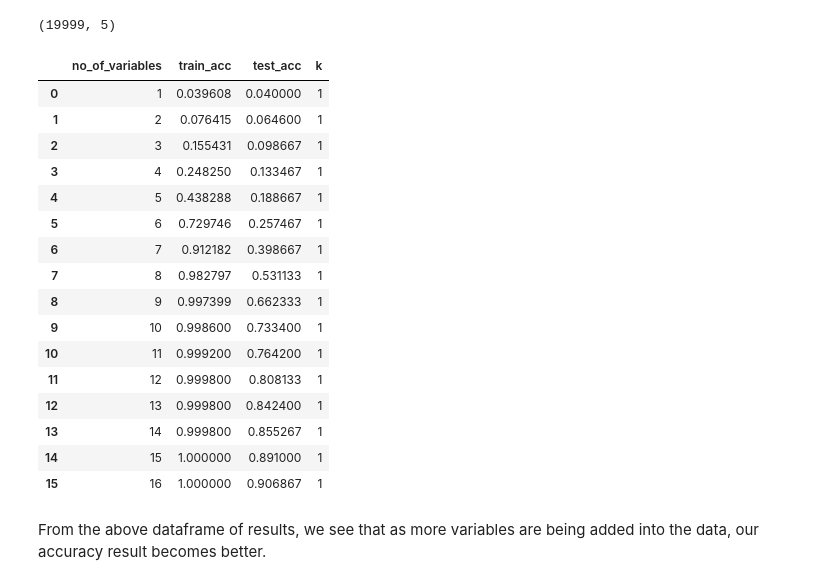
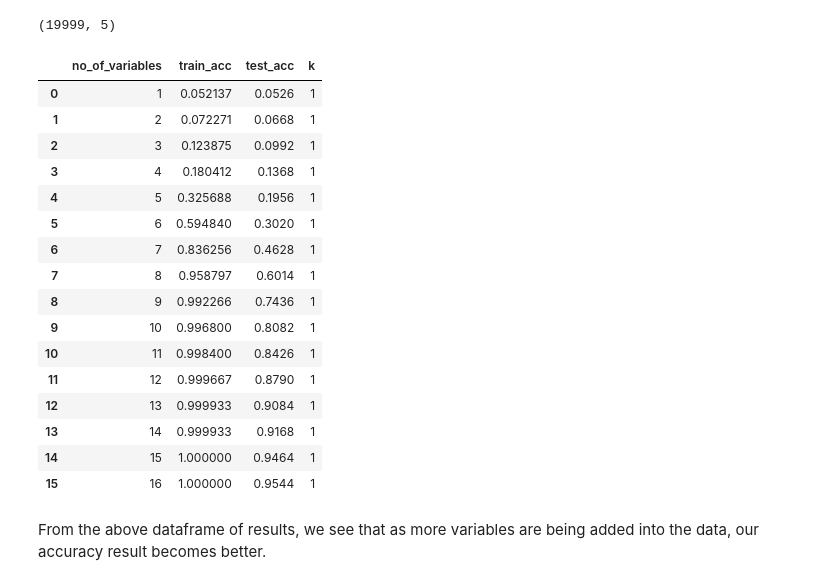
Before and after one commit to olusegunajibola/knn-algo, a Jupyter notebook: kNN_letters.ipynb, the cells around one changed output. Drawn from its saved outputs; the diff is of its cells as text; code cells hidden in the pictures.

```diff
--- a/kNN_letters.ipynb
+++ b/kNN_letters.ipynb
@@ -36,0 +27,4 @@ let.head()
+# %%
+url = 'https://archive.ics.uci.edu/ml/machine-learning-databases/letter-recognition/letter-recognition.data'
+let = pd.read_csv(url)
+let.head()
@@ -99,7 +100,7 @@ X = let_X.copy()
 X = StandardScaler().fit_transform(X)
 # %%
 X_train, X_test, y_train, y_test = train_test_split(
-        X, y, test_size=0.75, random_state=42, stratify = y
+        X, y, test_size=0.25, random_state=42, stratify = y
     )
 # %%
 knnclf = KNeighborsClassifier()
@@ -365,50 +366,50 @@ for i in range(1,17):
 
     X = StandardScaler().fit_transform(X)
 
     X_train, X_test, y_train, y_test = train_test_split(
-        X, y, test_size=0.75, random_state=42, stratify = y
+        X, y, test_size=0.25, random_state=42, stratify = y
     )
 
     # we first use the best k from the earlier model we had
     k = 1
     knn = KNeighborsClassifier(n_neighbors = k)
 
     # Fit the classifier
     knn.fit(X_train, y_train)
 
     # Evaluate the outcome on the train set using R^2
     r2_train = knn.score(X_train, y_train)
 
     # Evaluate the outcome on the test set using R^2
     r2_test = knn.score(X_test, y_test)
 
     # Push the result into the dictionary file
     output['no_of_variables'].append(i)
     output['train_acc'].append(r2_train)
     output['test_acc'].append(r2_test)
     output['k'].append(k)
 
 # Make dictionary of result into a dataframe
 df = pd.DataFrame.from_dict(output)
 df
 # %% [output]
 |  | no_of_variables | train_acc | test_acc | k |
-| 0 | 1 | 0.039608 | 0.040000 | 1 |
-| 1 | 2 | 0.076415 | 0.064600 | 1 |
-| 2 | 3 | 0.155431 | 0.098667 | 1 |
-| 3 | 4 | 0.248250 | 0.133467 | 1 |
-| 4 | 5 | 0.438288 | 0.188667 | 1 |
-| 5 | 6 | 0.729746 | 0.257467 | 1 |
-| 6 | 7 | 0.912182 | 0.398667 | 1 |
-| 7 | 8 | 0.982797 | 0.531133 | 1 |
-| 8 | 9 | 0.997399 | 0.662333 | 1 |
-| 9 | 10 | 0.998600 | 0.733400 | 1 |
-| 10 | 11 | 0.999200 | 0.764200 | 1 |
-| 11 | 12 | 0.999800 | 0.808133 | 1 |
-| 12 | 13 | 0.999800 | 0.842400 | 1 |
-| 13 | 14 | 0.999800 | 0.855267 | 1 |
-| 14 | 15 | 1.000000 | 0.891000 | 1 |
-| 15 | 16 | 1.000000 | 0.906867 | 1 |
+| 0 | 1 | 0.052137 | 0.0526 | 1 |
+| 1 | 2 | 0.072271 | 0.0668 | 1 |
+| 2 | 3 | 0.123875 | 0.0992 | 1 |
+| 3 | 4 | 0.180412 | 0.1368 | 1 |
+| 4 | 5 | 0.325688 | 0.1956 | 1 |
+| 5 | 6 | 0.594840 | 0.3020 | 1 |
+| 6 | 7 | 0.836256 | 0.4628 | 1 |
+| 7 | 8 | 0.958797 | 0.6014 | 1 |
+| 8 | 9 | 0.992266 | 0.7436 | 1 |
+| 9 | 10 | 0.996800 | 0.8082 | 1 |
+| 10 | 11 | 0.998400 | 0.8426 | 1 |
+| 11 | 12 | 0.999667 | 0.8790 | 1 |
+| 12 | 13 | 0.999933 | 0.9084 | 1 |
+| 13 | 14 | 0.999933 | 0.9168 | 1 |
+| 14 | 15 | 1.000000 | 0.9464 | 1 |
+| 15 | 16 | 1.000000 | 0.9544 | 1 |
 # %% [markdown]
 From the above dataframe of results, we see that as more variables are being added into the data, our accuracy result becomes better.
 # %% [markdown]
```
Also changed, not shown: parts of 12 cells of this notebook, 1 other file.
